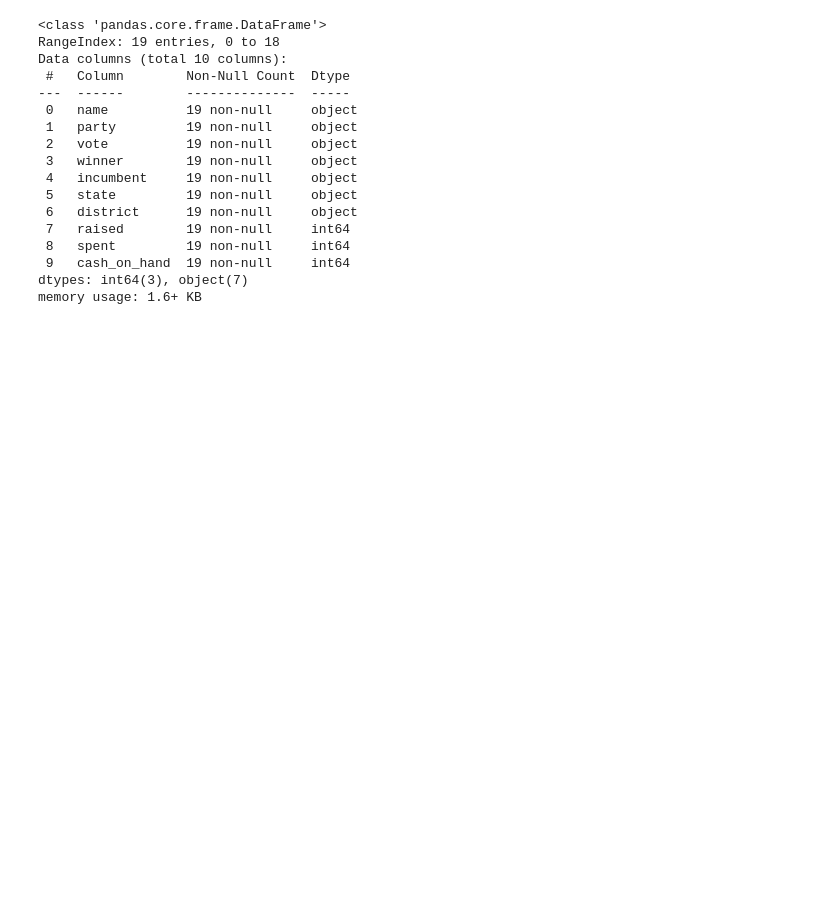
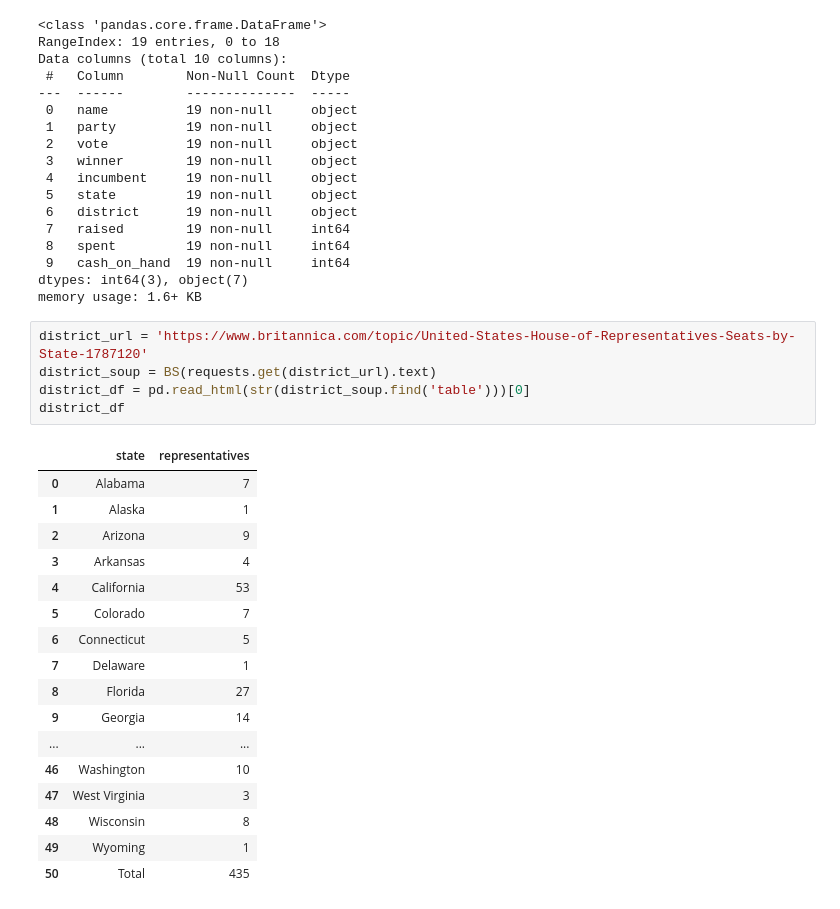
Before and after one commit to hcgreer/webscraping_open_secrets-pizza, a Jupyter notebook: notebooks/webscrape_function.ipynb, the cells around one changed output. Cells and saved outputs as stored; diff of their text form; blank space fills up the shorter version.

```diff
--- a/notebooks/webscrape_function.ipynb
+++ b/notebooks/webscrape_function.ipynb
@@ -85,3 +85,26 @@ Data columns (total 10 columns):
  9   cash_on_hand  19 non-null     int64
 dtypes: int64(3), object(7)
 memory usage: 1.6+ KB
+# %%
+district_url = 'https://www.britannica.com/topic/United-States-House-of-Representatives-Seats-by-State-1787120'
+district_soup = BS(requests.get(district_url).text)
+district_df = pd.read_html(str(district_soup.find('table')))[0]
+district_df
+# %% [output]
+|  | state | representatives |
+| 0 | Alabama | 7 |
+| 1 | Alaska | 1 |
+| 2 | Arizona | 9 |
+| 3 | Arkansas | 4 |
+| 4 | California | 53 |
+| 5 | Colorado | 7 |
+| 6 | Connecticut | 5 |
+| 7 | Delaware | 1 |
+| 8 | Florida | 27 |
+| 9 | Georgia | 14 |
+| ... | ... | ... |
+| 46 | Washington | 10 |
+| 47 | West Virginia | 3 |
+| 48 | Wisconsin | 8 |
+| 49 | Wyoming | 1 |
+| 50 | Total | 435 |
```
Also changed, not shown: parts of 4 cells of this notebook.
